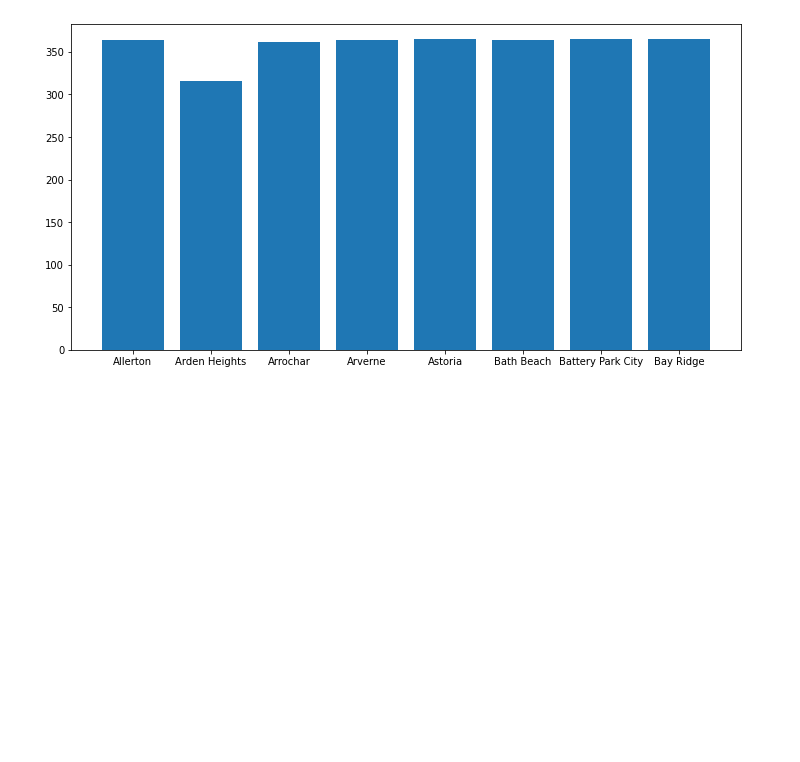
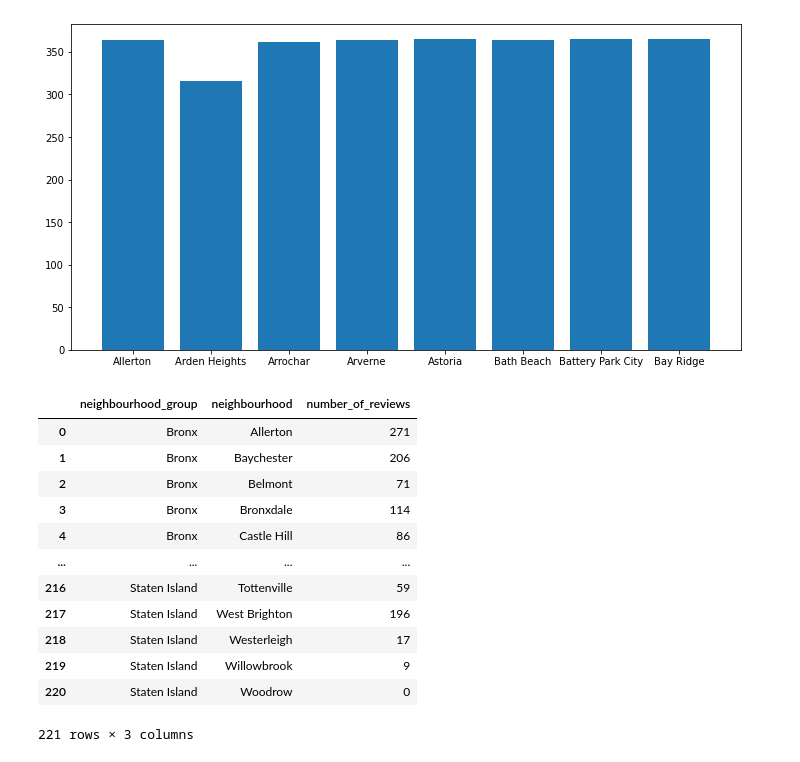
Before and after one commit to aloksingh43/EDA-Airbnb-Bookings-Analysis, a Jupyter notebook: EDA_Airbnb_Bookings_Analysis.ipynb, the cells around one changed output. Cells and saved outputs as stored; diff of their text form; code cells hidden in the pictures; blank space fills up the shorter version.

```diff
--- a/EDA_Airbnb_Bookings_Analysis.ipynb
+++ b/EDA_Airbnb_Bookings_Analysis.ipynb
@@ -339,3 +339,20 @@ plt.figure(figsize=(12, 6))
 plt.bar(top_neighbourhood.neighbourhood,top_neighbourhood.availability_365);
 # %% [output]
 [figure]
+# %%
+glue = df_Airbnb_copy.groupby(['neighbourhood_group',"neighbourhood"])["number_of_reviews"].max().reset_index()
+glue
+# %% [output]
+|  | neighbourhood_group | neighbourhood | number_of_reviews |
+| 0 | Bronx | Allerton | 271 |
+| 1 | Bronx | Baychester | 206 |
+| 2 | Bronx | Belmont | 71 |
+| 3 | Bronx | Bronxdale | 114 |
+| 4 | Bronx | Castle Hill | 86 |
+| ... | ... | ... | ... |
+| 216 | Staten Island | Tottenville | 59 |
+| 217 | Staten Island | West Brighton | 196 |
+| 218 | Staten Island | Westerleigh | 17 |
+| 219 | Staten Island | Willowbrook | 9 |
+| 220 | Staten Island | Woodrow | 0 |
+221 rows × 3 columns
```
